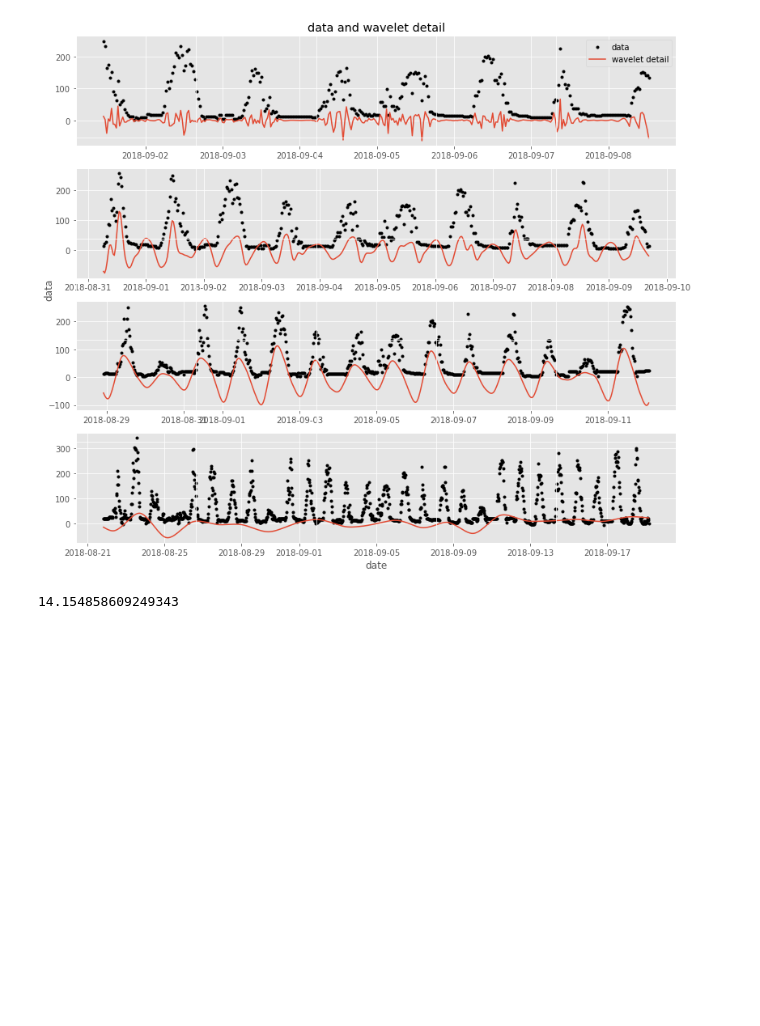
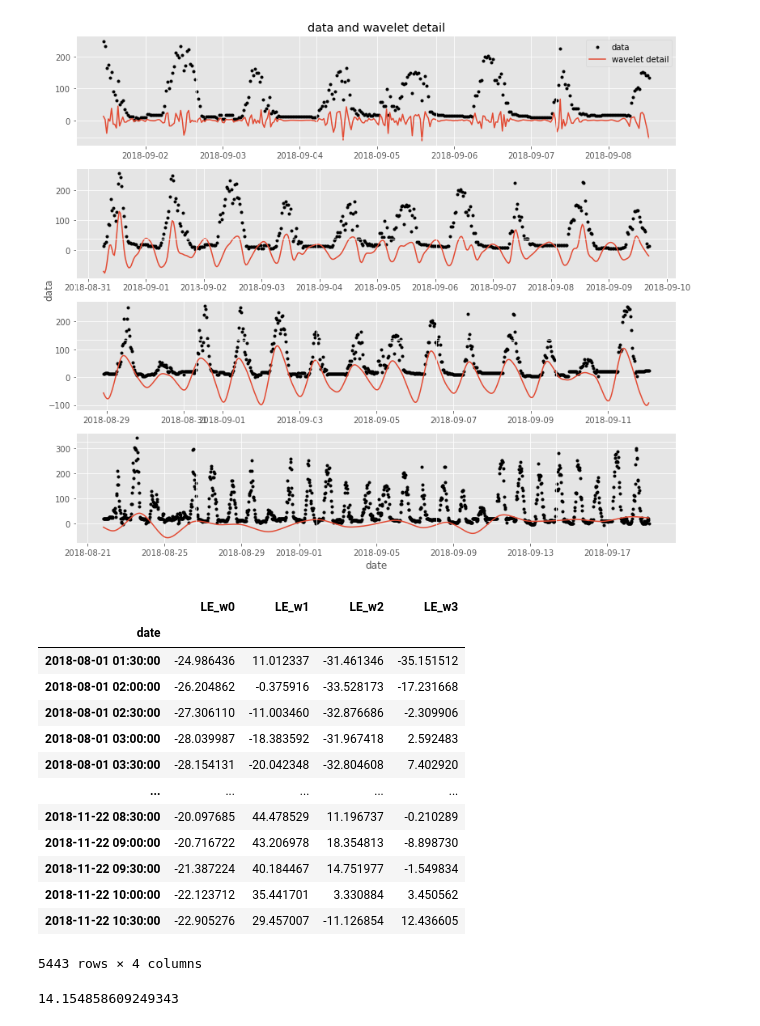
Before and after one commit to ottobriner/wavelet-partition, a Jupyter notebook: FLX_JP-BBY.ipynb, the cells around one changed output. Drawn from its saved outputs; the diff is of its cells as text; code cells hidden in the pictures; blank space fills up the shorter version.

```diff
--- a/FLX_JP-BBY.ipynb
+++ b/FLX_JP-BBY.ipynb
@@ -98,6 +98,29 @@ p.wavelet(dfw.index, cLE)
 p.reconst(df.loc[dfw.index, 'LE_F'], csumLE, scalesLE, '2018-09-05', ypLE)
 # %% [output]
 [figure]
+# %%
+df.loc[dfw.index, ['FCH4_w{}'.format(j) for j in range(len(csumM))]] = np.array(csumM).T
+
+df.loc[dfw.index, ['LE_w{}'.format(j) for j in range(len(csumLE))]] = np.array(csumLE).T
+
+df.loc[dfw.index, ['TA_w{}'.format(j) for j in range(len(csumT))]] = np.array(csumT).T
+# %%
+df.loc[dfw.index, 'LE_w0':'LE_w3']
+# %% [output]
+|  | LE_w0 | LE_w1 | LE_w2 | LE_w3 |
+| date |  |  |  |  |
+| 2018-08-01 01:30:00 | -24.986436 | 11.012337 | -31.461346 | -35.151512 |
+| 2018-08-01 02:00:00 | -26.204862 | -0.375916 | -33.528173 | -17.231668 |
+| 2018-08-01 02:30:00 | -27.306110 | -11.003460 | -32.876686 | -2.309906 |
+| 2018-08-01 03:00:00 | -28.039987 | -18.383592 | -31.967418 | 2.592483 |
+| 2018-08-01 03:30:00 | -28.154131 | -20.042348 | -32.804608 | 7.402920 |
+| ... | ... | ... | ... | ... |
+| 2018-11-22 08:30:00 | -20.097685 | 44.478529 | 11.196737 | -0.210289 |
+| 2018-11-22 09:00:00 | -20.716722 | 43.206978 | 18.354813 | -8.898730 |
+| 2018-11-22 09:30:00 | -21.387224 | 40.184467 | 14.751977 | -1.549834 |
+| 2018-11-22 10:00:00 | -22.123712 | 35.441701 | 3.330884 | 3.450562 |
+| 2018-11-22 10:30:00 | -22.905276 | 29.457007 | -11.126854 | 12.436605 |
+5443 rows × 4 columns
 # %%
 # flatten lists of wavelet coefficients
 cMflat = np.concatenate(csumM).ravel(order = 'F').reshape(-1, 1)
```
Also changed, not shown: parts of 2 cells of this notebook.
